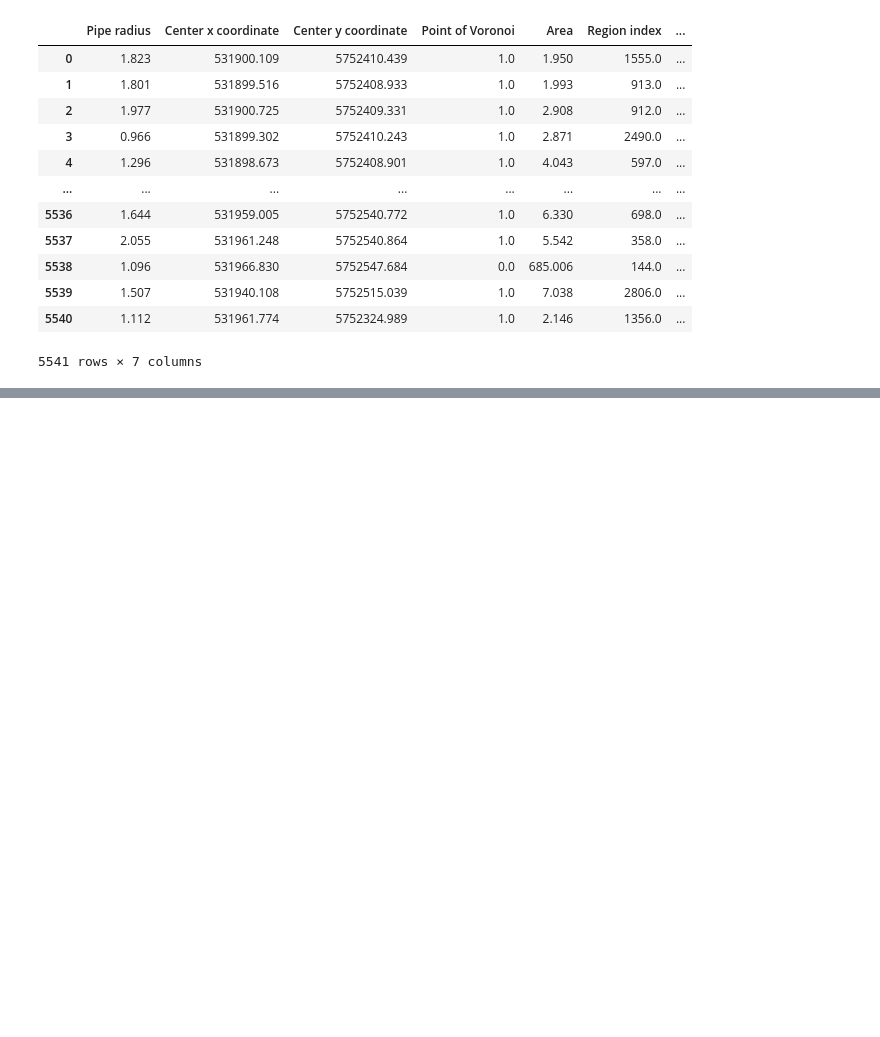
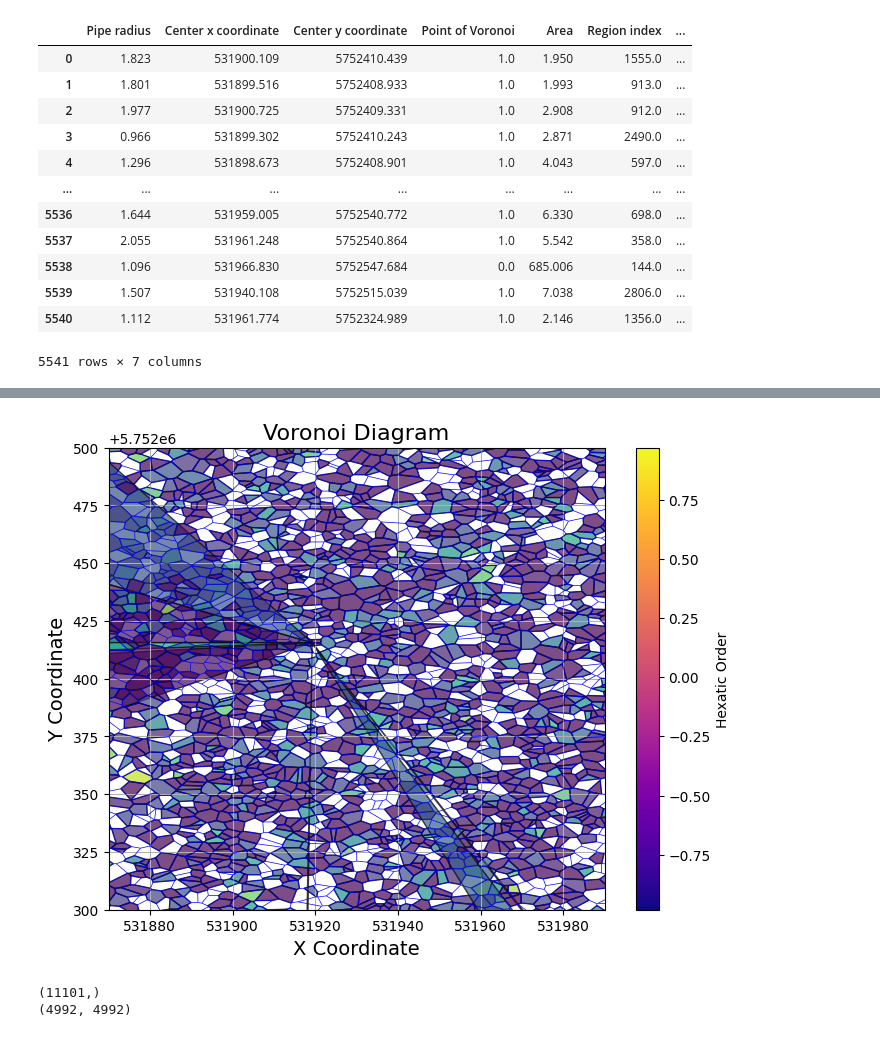
Before and after one commit to maria0026/solution_pipes_patterns, a Jupyter notebook: results.ipynb, the cells around one changed output, grey strips where cells are left out. Drawn from its saved outputs; the diff is of its cells as text; code cells hidden in the pictures; blank space fills up the shorter version.

```diff
--- a/results.ipynb
+++ b/results.ipynb
@@ -104,0 +139,11 @@ print(len(order))
+# %%
+voronoi_plotter_random.hexatic_order(order_random)
+# %% [output]
+[figure, added]
+# %%
+r_values = np.linspace(1, 200, 150)  # Distances for K(r)
+area = 200 * 200
+k_results = voronoi_analyser.calculate_ripleys_k(r_values, area)
+# %% [output]
+(11101,)
+(4992, 4992)
```
Also changed, not shown: parts of 12 cells of this notebook.
